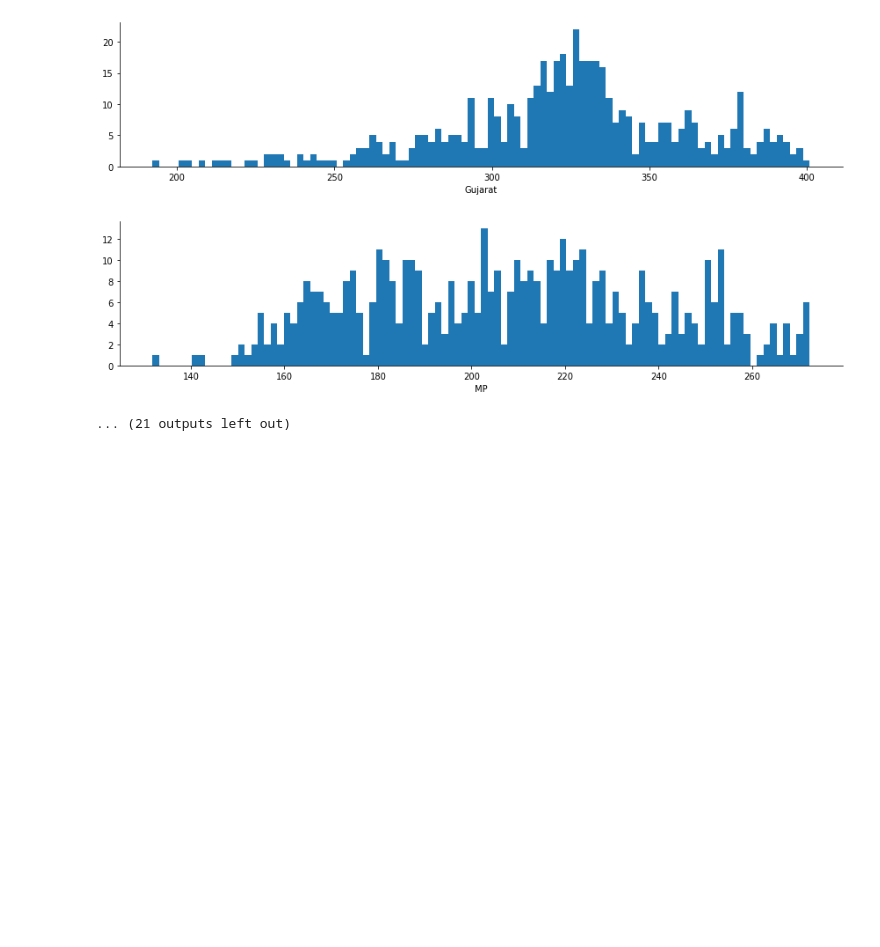
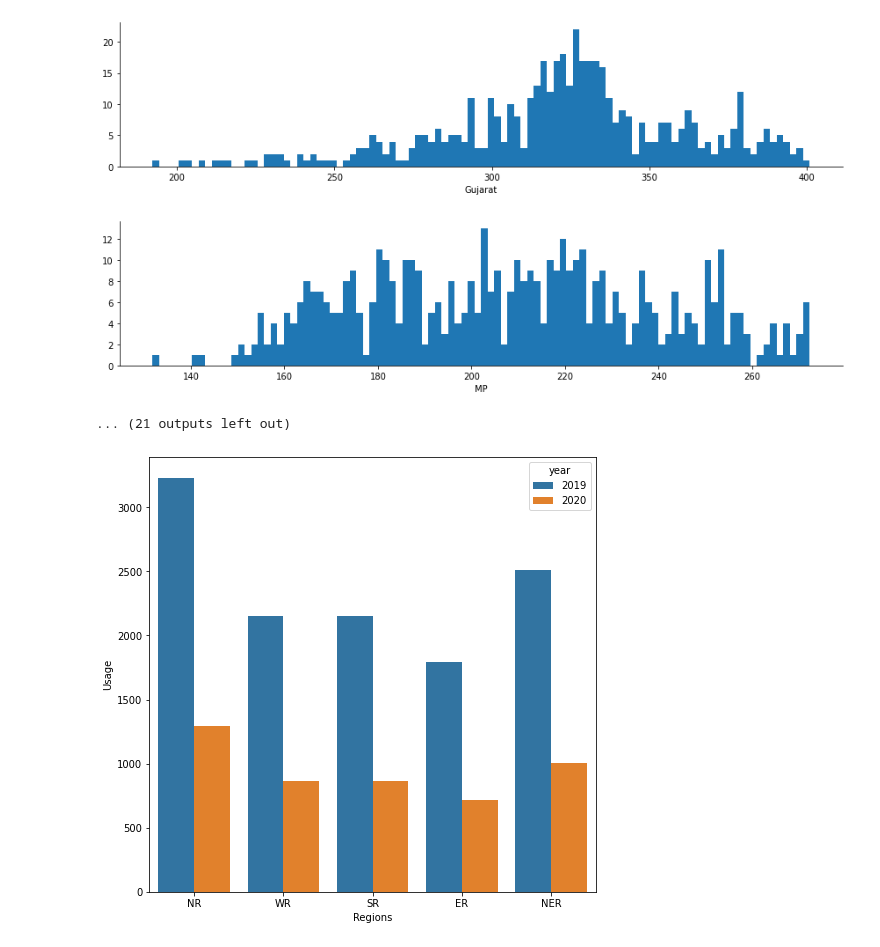
Before and after one commit to pratikshakirolkar/Electricity-Consumption-using-Big-Data, a Jupyter notebook: Visualization.ipynb, the cells around one changed output. Saved outputs shown, nothing was run; the diff lists cells and outputs as text; code cells hidden in the pictures; blank space fills up the shorter version.

```diff
--- a/Visualization.ipynb
+++ b/Visualization.ipynb
@@ -481,3 +481,14 @@ for column in data.columns:
 [figure]
 [figure]
 ... (21 outputs left out)
+# %%
+#Compared 2019 and 2020 Year Usages of electricity
+plt.figure(figsize=(8,8))
+ax=sns.countplot(data=long_data, x='Regions', hue='year')
+ax.set_ylabel('Usage')
+bars = ax.patches
+half = int(len(bars)/2)
+left_bars = bars[:half]
+right_bars = bars[half:]
+# %% [output]
+[figure, added]
```
